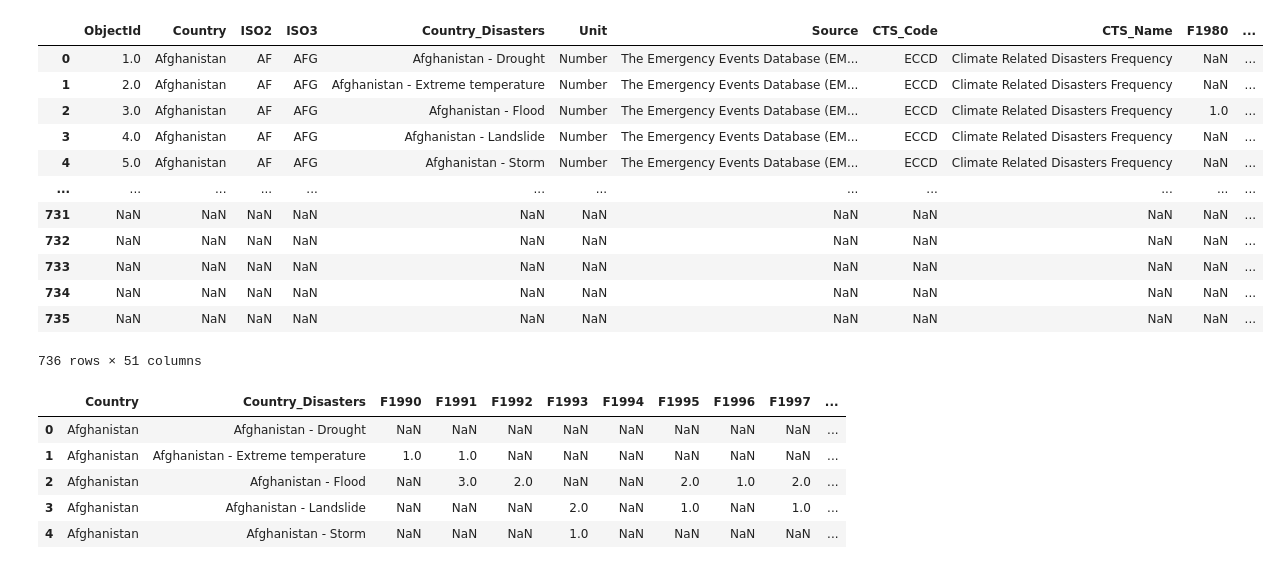
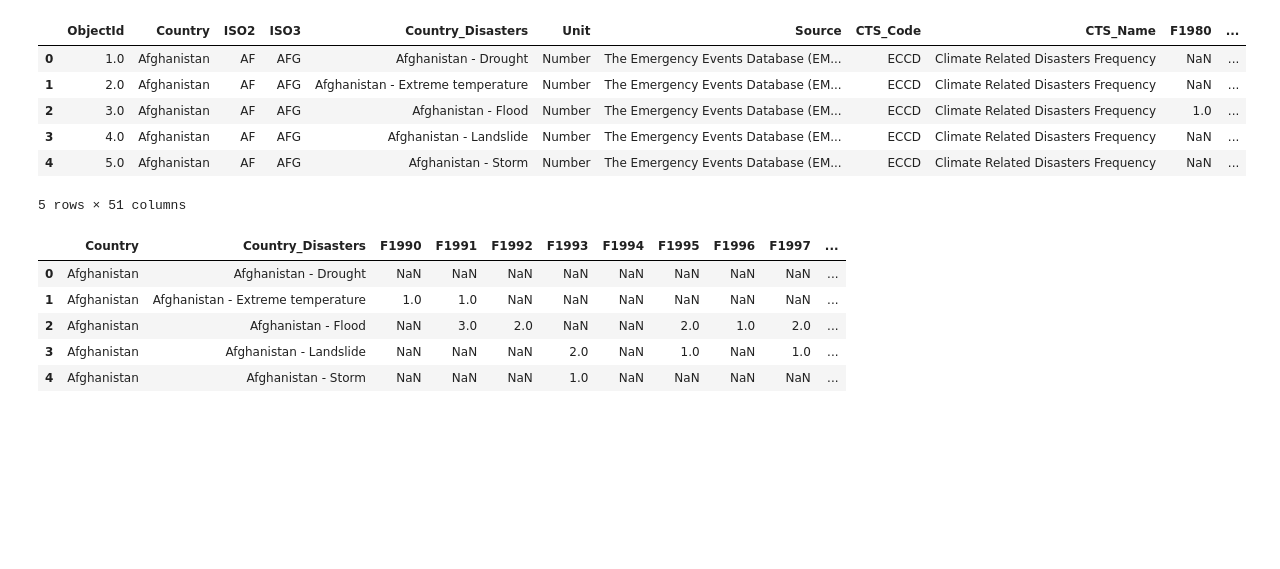
Before and after one commit to vivsarraf/Global-Warming, a Jupyter notebook: WeatherPatterns.ipynb, the cells around one changed output. Saved outputs shown, nothing was run; the diff lists cells and outputs as text; code cells hidden in the pictures; blank space fills up the shorter version.

```diff
--- a/WeatherPatterns.ipynb
+++ b/WeatherPatterns.ipynb
@@ -17,26 +16,21 @@ pd.options.mode.copy_on_write = True
 # %%
 # Save path to the data set as a variable.
 data_file = Path("Resources/Natural_Disasters.csv")
-Temperature_file = Path("Resources/Temperature.csv")
-Temperature_corelate = Path("Resources/Natural_Disasters1.csv")
-Country_extreme_weather =  Path("Resources/Natural_Disasters2.csv")
+Temperature_file = Path("Resources/Mean Temperature.csv")
+Temperature_corelate = Path("Resources/Disasters Mean temp.csv")
+Country_extreme_weather =  Path("Resources/Extreme Weather Events.csv")
+
 # Read our data file with the Pandas library
 natural_disasters_df = pd.read_csv(data_file)
-natural_disasters_df
+natural_disasters_df.head()
 # %% [output]
 |  | ObjectId | Country | ISO2 | ISO3 | Country_Disasters | Unit | Source | CTS_Code | CTS_Name | F1980 | ... |
 | 0 | 1.0 | Afghanistan | AF | AFG | Afghanistan - Drought | Number | The Emergency Events Database (EM... | ECCD | Climate Related Disasters Frequency | NaN | ... |
 | 1 | 2.0 | Afghanistan | AF | AFG | Afghanistan - Extreme temperature | Number | The Emergency Events Database (EM... | ECCD | Climate Related Disasters Frequency | NaN | ... |
 | 2 | 3.0 | Afghanistan | AF | AFG | Afghanistan - Flood | Number | The Emergency Events Database (EM... | ECCD | Climate Related Disasters Frequency | 1.0 | ... |
 | 3 | 4.0 | Afghanistan | AF | AFG | Afghanistan - Landslide | Number | The Emergency Events Database (EM... | ECCD | Climate Related Disasters Frequency | NaN | ... |
 | 4 | 5.0 | Afghanistan | AF | AFG | Afghanistan - Storm | Number | The Emergency Events Database (EM... | ECCD | Climate Related Disasters Frequency | NaN | ... |
-| ... | ... | ... | ... | ... | ... | ... | ... | ... | ... | ... | ... |
-| 731 | NaN | NaN | NaN | NaN | NaN | NaN | NaN | NaN | NaN | NaN | ... |
-| 732 | NaN | NaN | NaN | NaN | NaN | NaN | NaN | NaN | NaN | NaN | ... |
-| 733 | NaN | NaN | NaN | NaN | NaN | NaN | NaN | NaN | NaN | NaN | ... |
-| 734 | NaN | NaN | NaN | NaN | NaN | NaN | NaN | NaN | NaN | NaN | ... |
-| 735 | NaN | NaN | NaN | NaN | NaN | NaN | NaN | NaN | NaN | NaN | ... |
-736 rows × 51 columns
+5 rows × 51 columns
 # %%
 # Remove extraneous column
 Natural_disaster_reduced_df = natural_disasters_df.drop(columns=['ISO2', 'ISO3', 'ObjectId', 'F1980', 'F1981', 'F1982', 'F1983', 'F1984', 'F1985', 'F1986', 'F1987', 'F1988', 'F1989', 'Unit', 'Source', 'CTS_Code', 'CTS_Name',
```
Also changed, not shown: parts of 19 cells of this notebook, 7 other files.
